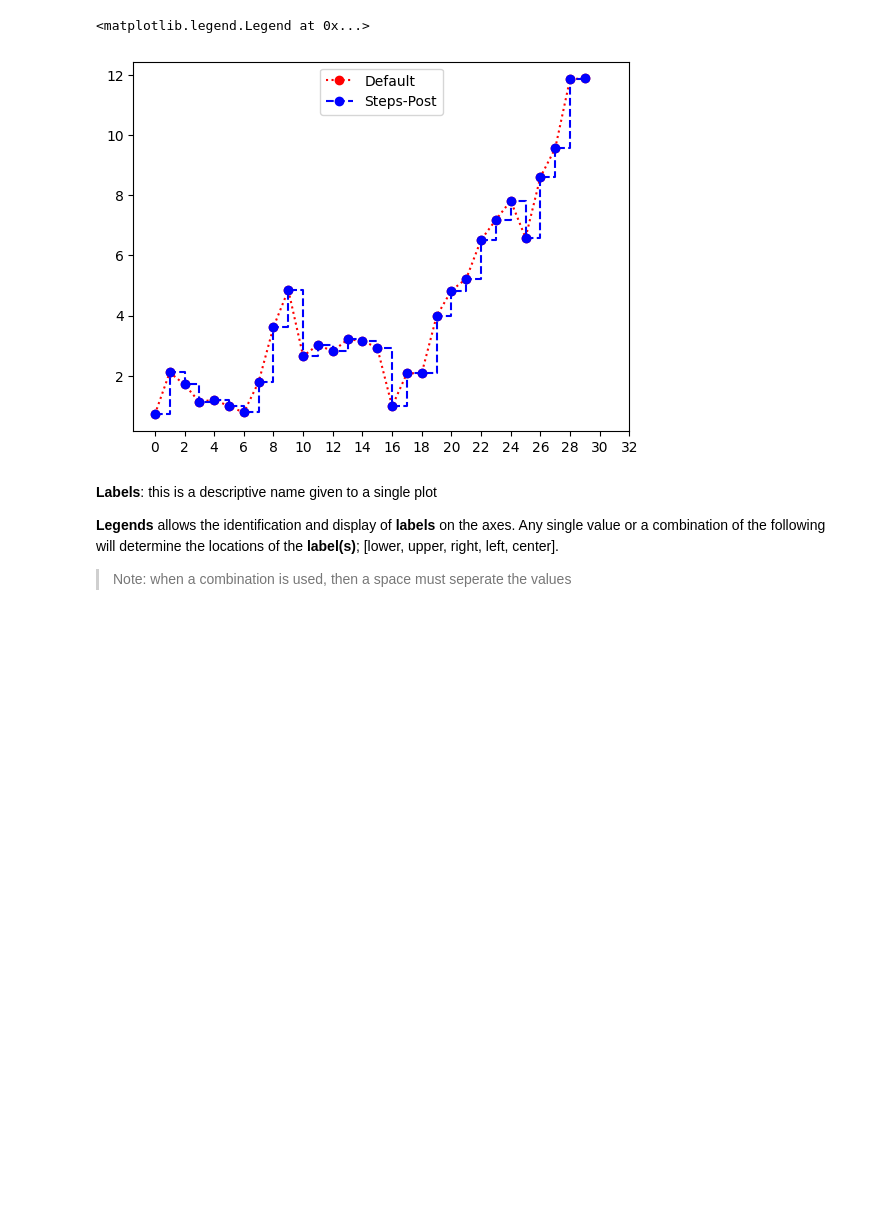
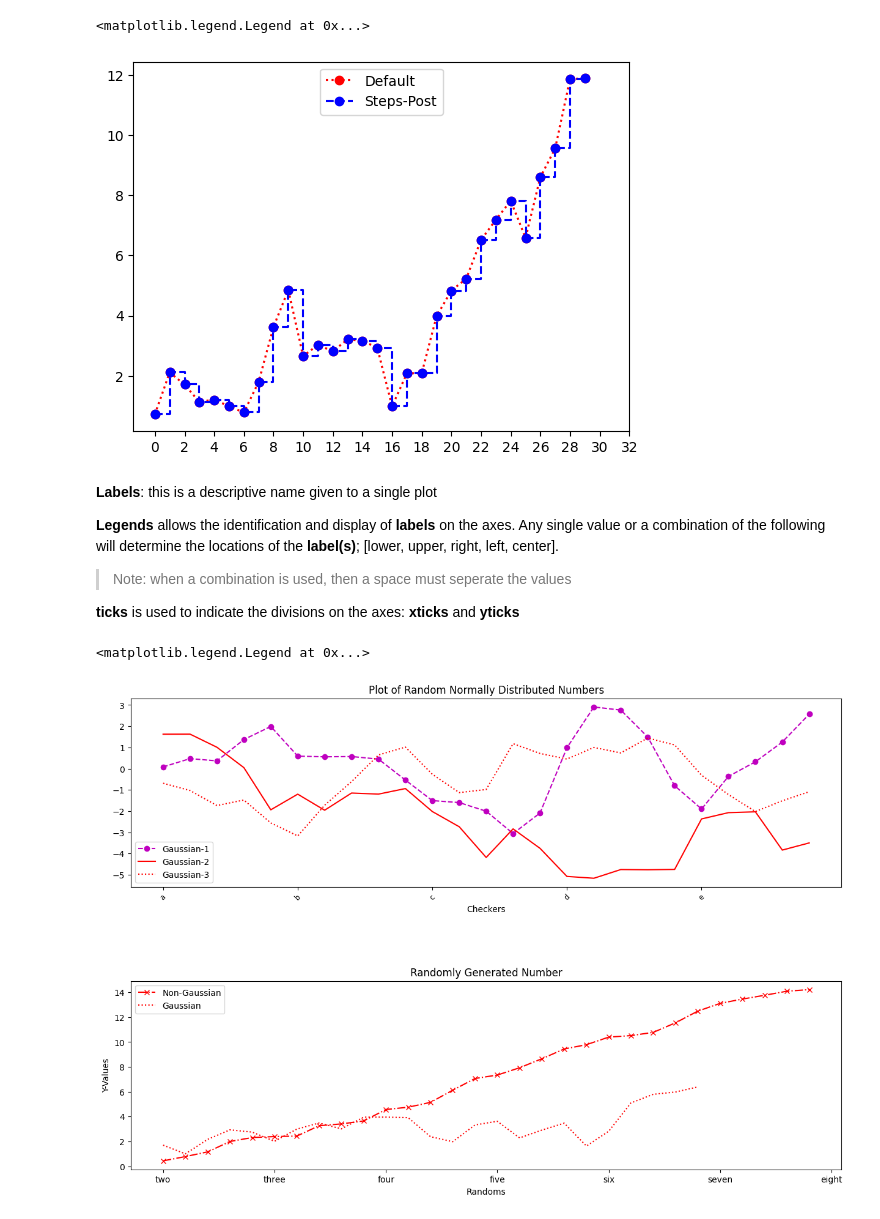
Before and after one commit to morayo0x/data_analysis, a Jupyter notebook: lib/pandas.ipynb, the cells around one changed output. Drawn from its saved outputs; the diff is of its cells as text; code cells hidden in the pictures; blank space fills up the shorter version.

```diff
--- a/lib/pandas.ipynb
+++ b/lib/pandas.ipynb
@@ -2217,3 +2286,36 @@ plt.legend(loc='upper center')
 **Legends** allows the identification and display of **labels** on the axes. Any single value or a combination of the following will determine the locations of the **label(s)**; [lower, upper, right, left, center].
 
 > Note: when a combination is used, then a space must seperate the values
+
+**ticks** is used to indicate the divisions on the axes: **xticks** and **yticks**
+# %%
+fig, axes = plt.subplots(2, 1, figsize=(15, 10))
+
+axes[0].plot(np.random.randn(25).cumsum(), "m--o", label="Gaussian-1")
+axes[0].plot(np.random.randn(25).cumsum(), "r-", label="Gaussian-2")
+axes[0].plot(np.random.randn(25).cumsum(), "r:", label="Gaussian-3")
+axes[0].set_xticks(np.arange(0, 21, 5))
+axes[0].set_xticklabels(["a", "b", "c", "d", "e"], rotation=45, fontsize="small")
+axes[0].set_title("Plot of Random Normally Distributed Numbers")
+axes[0].set_xlabel("Checkers")
+axes[0].legend(loc="best")
+# axes[0].legend(loc="upper left")
+
+# second plot with properties from a dictionary
+
+props = {
+    'title': "Randomly Generated Number",
+    'xlabel': "Randoms",
+    'ylabel': "Y-Values",
+    'xticklabels': ['one', 'two', 'three', 'four', 'five', 'six', 'seven', 'eight']
+}
+
+axes[1].plot(np.random.random(30).cumsum(), 'r-.x', label="Non-Gaussian")
+axes[1].plot(np.random.randn(25).cumsum(), "r:", label="Gaussian")
+fig.subplots_adjust(hspace=0.5)
+axes[1].set(**props)
+# axes[1].legend(loc="upper left")
+axes[1].legend(loc="best")
+# %% [output]
+<matplotlib.legend.Legend at 0x...>
+[figure, added]
```
Also changed, not shown: parts of 32 cells of this notebook.
